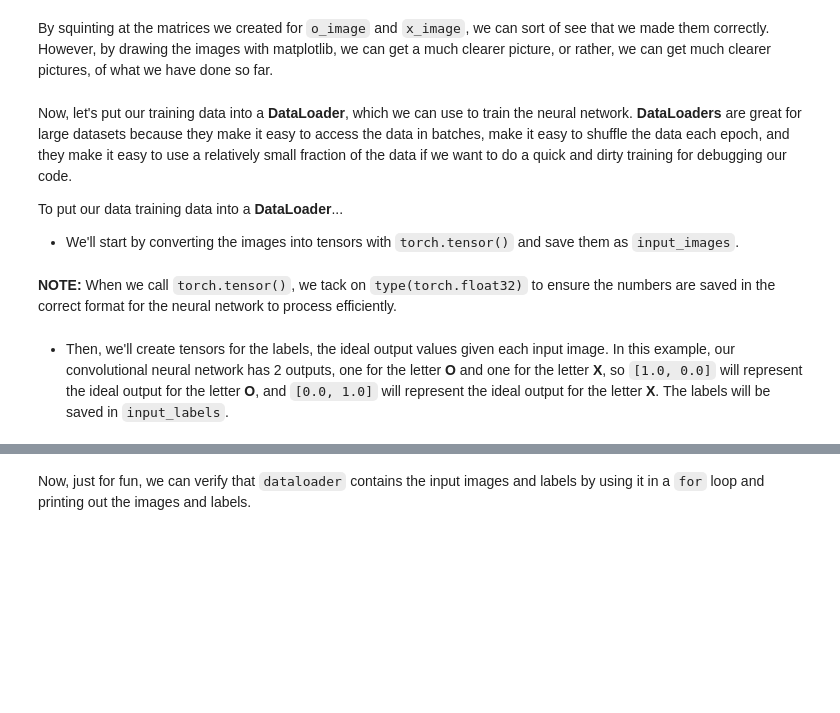
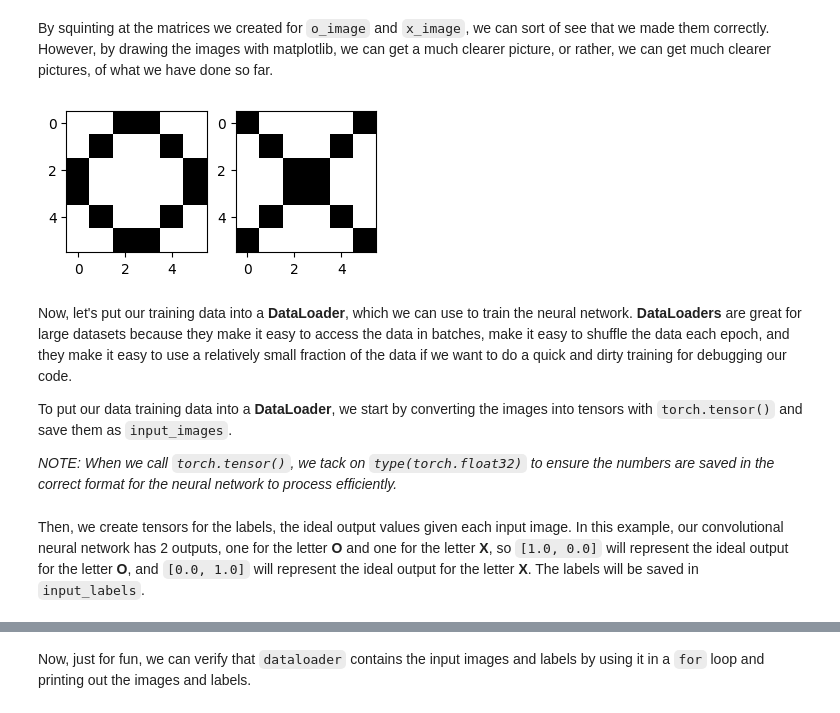
Before and after one commit to sbwiecko/statsquest_neural_networks, a Jupyter notebook: chapter_06/chapter_06_convolutional_neural_networks.ipynb, the cells around one changed output, grey strips where cells are left out. Drawn from its saved outputs; the diff is of its cells as text; code cells hidden in the pictures; blank space fills up the shorter version.

```diff
--- a/chapter_06/chapter_06_convolutional_neural_networks.ipynb
+++ b/chapter_06/chapter_06_convolutional_neural_networks.ipynb
@@ -79,29 +52,32 @@ o_image # print out the matrix to verify that it is what we expect
 # %% [markdown]
 Now, let's create an image of the letter **X** by creating a similar 6x6 matrix, where the 1s are now in an **X** pattern.
 # %%
-x_image = [[1, 0, 0, 0, 0, 1],
-           [0, 1, 0, 0, 1, 0],
-           [0, 0, 1, 1, 0, 0],
-           [0, 0, 1, 1, 0, 0],
-           [0, 1, 0, 0, 1, 0],
-           [1, 0, 0, 0, 0, 1]]
-x_image
+x_image = [
+    [1, 0, 0, 0, 0, 1],
+    [0, 1, 0, 0, 1, 0],
+    [0, 0, 1, 1, 0, 0],
+    [0, 0, 1, 1, 0, 0],
+    [0, 1, 0, 0, 1, 0],
+    [1, 0, 0, 0, 0, 1],
+]
 # %% [markdown]
 By squinting at the matrices we created for `o_image` and `x_image`, we can sort of see that we made them correctly. However, by drawing the images with matplotlib, we can get a much clearer picture, or rather, we can get much clearer pictures, of what we have done so far.
 # %%
-## To draw the o_image and x_image, we first call subplots(), which creates
-## an array, called axarr[], with an entry for each element in a grid
-## specified by nrows and ncols.
-fig, axarr = plt.subplots(nrows=1, ncols=2, figsize=(5, 5))
+# To draw the o_image and x_image, we first call subplots(), which creates
+# an array, called axarr[], with an entry for each element in a grid
+# specified by nrows and ncols.
+fig, axarr = plt.subplots(nrows=1, ncols=2, figsize=(4, 2))
 
-## Now we pass o_image and x_image to .imshow() for each element
-## in the grid created by plt.subplots()
-axarr[0].imshow(o_image, cmap='gray_r') ## Setting cmap='gray_r' gives us reverse grayscale.
-axarr[1].imshow(x_image, cmap='gray_r')
+# Now we pass o_image and x_image to .imshow() for each element
+# in the grid created by plt.subplots()
+axarr[0].imshow(o_image, cmap='gray_r')  # Setting cmap='gray_r' or 'binary' gives us reverse grayscale.
+axarr[1].imshow(x_image, cmap='gray_r');
+# %% [output]
+[figure, added]
 # %% [markdown]
 Now, let's put our training data into a **DataLoader**, which we can use to train the neural network. **DataLoaders** are great for large datasets because they make it easy to access the data in batches, make it easy to shuffle the data each epoch, and they make it easy to use a relatively small fraction of the data if we want to do a quick and dirty training for debugging our code.
 
-To put our data training data into a **DataLoader**...
+To put our data training data into a **DataLoader**, we start by converting the images into tensors with `torch.tensor()` and save them as `input_images`.
 
-- We'll start by converting the images into tensors with `torch.tensor()` and save them as `input_images`.
+_NOTE: When we call `torch.tensor()`, we tack on `type(torch.float32)` to ensure the numbers are saved in the correct format for the neural network to process efficiently._
 # %%
@@ -109,6 +85,4 @@ To put our data training data into a **DataLoader**...
 input_images = torch.tensor([o_image, x_image]).type(torch.float32)
-# %% [markdown]
-**NOTE:** When we call `torch.tensor()`, we tack on `type(torch.float32)` to ensure the numbers are saved in the correct format for the neural network to process efficiently.
 # %% [markdown]
-- Then, we'll create tensors for the labels, the ideal output values given each input image. In this example, our convolutional neural network has 2 outputs, one for the letter **O** and one for the letter **X**, so `[1.0, 0.0]` will represent the ideal output for the letter **O**, and `[0.0, 1.0]` will represent the ideal output for the letter **X**. The labels will be saved in `input_labels`.
+Then, we create tensors for the labels, the ideal output values given each input image. In this example, our convolutional neural network has 2 outputs, one for the letter **O** and one for the letter **X**, so `[1.0, 0.0]` will represent the ideal output for the letter **O**, and `[0.0, 1.0]` will represent the ideal output for the letter **X**. The labels will be saved in `input_labels`.
 # %%
```
Also changed, not shown: parts of 49 cells of this notebook, 2 other files.
